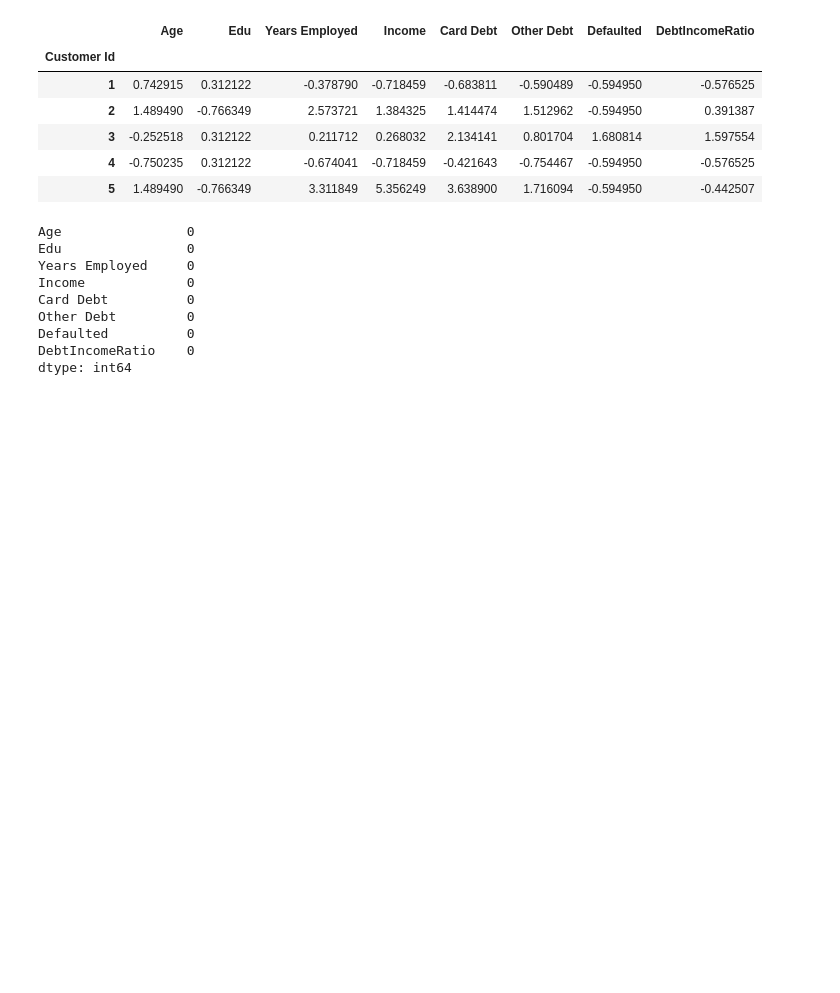
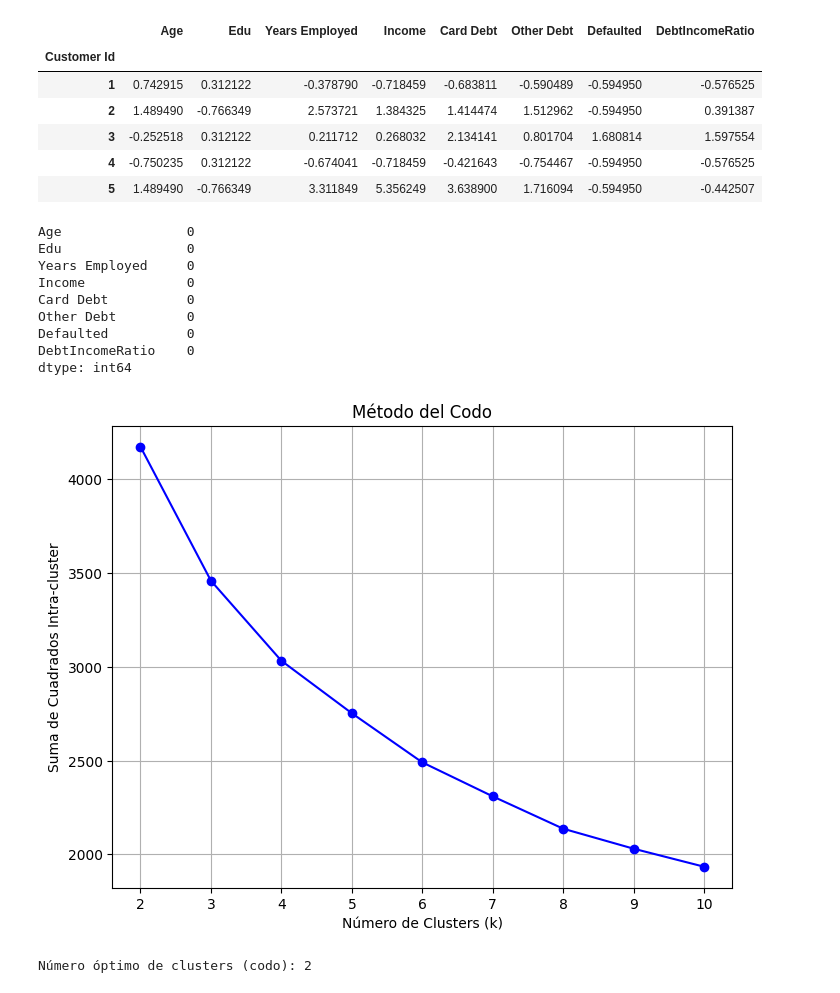
Before and after one commit to fpabi/Tareas, a Jupyter notebook: Ejercicio.ipynb, the cells around one changed output. Cells and saved outputs as stored; diff of their text form; code cells hidden in the pictures; blank space fills up the shorter version.

Commit message:
se hizo el metodo de kmeans y silueta para ver el numero optimo de grupos y se hizo un nuevo diagrama ed cjja y bigote con lo datos ya normalizados para poder entender mejor

```diff
--- a/Ejercicio.ipynb
+++ b/Ejercicio.ipynb
@@ -321,3 +322,39 @@ Other Debt         0
 Defaulted          0
 DebtIncomeRatio    0
 dtype: int64
+# %%
+
+
+
+# Lista para almacenar los valores de la suma de cuadrados intra-cluster
+inertia = []
+
+# Número de clusters que deseas probar (por ejemplo, de 1 a 10)
+k_values = range(2, 11)
+
+for k in k_values:
+    kmeans = KMeans(n_clusters=k, random_state=42)
+    kmeans.fit(customers_bien)  # df es tu DataFrame con los datos normalizados
+
+    # Inertia method devuelve la suma de cuadrados intra-cluster
+    inertia.append(kmeans.inertia_)
+
+# Graficar el método del codo
+plt.figure(figsize=(8, 6))
+plt.plot(k_values, inertia, marker='o', linestyle='-', color='b')
+plt.xlabel('Número de Clusters (k)')
+plt.ylabel('Suma de Cuadrados Intra-cluster')
+plt.title('Método del Codo')
+plt.grid(True)
+plt.show()
+# %% [output]
+[figure, added]
+# %%
+def find_optimal_clusters(k_values, inertia_values):
+    deltas = [inertia_values[i] - inertia_values[i + 1] for i in range(len(inertia_values) - 1)]
+    return k_values[deltas.index(max(deltas))]
+
+optimal_k = find_optimal_clusters(k_values, inertia)
+print(f"Número óptimo de clusters (codo): {optimal_k}")
+# %% [output]
+Número óptimo de clusters (codo): 2
```
Also changed, not shown: parts of 5 cells of this notebook.
